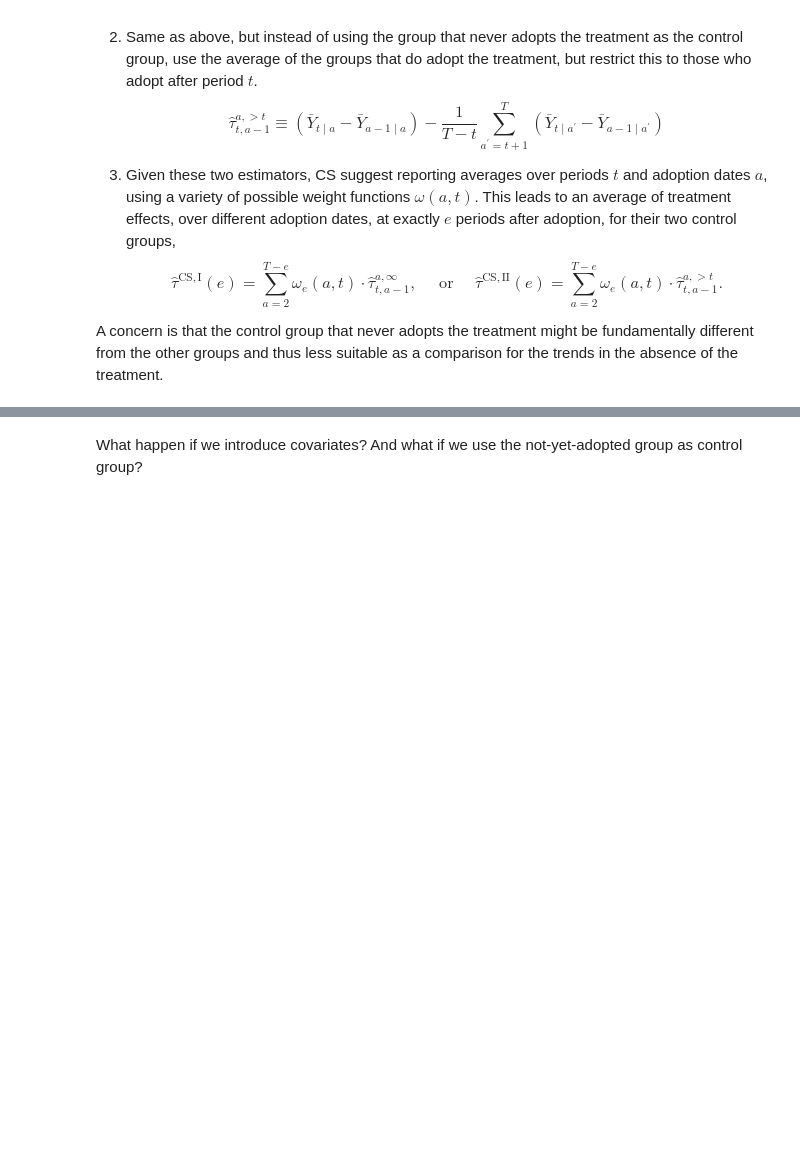
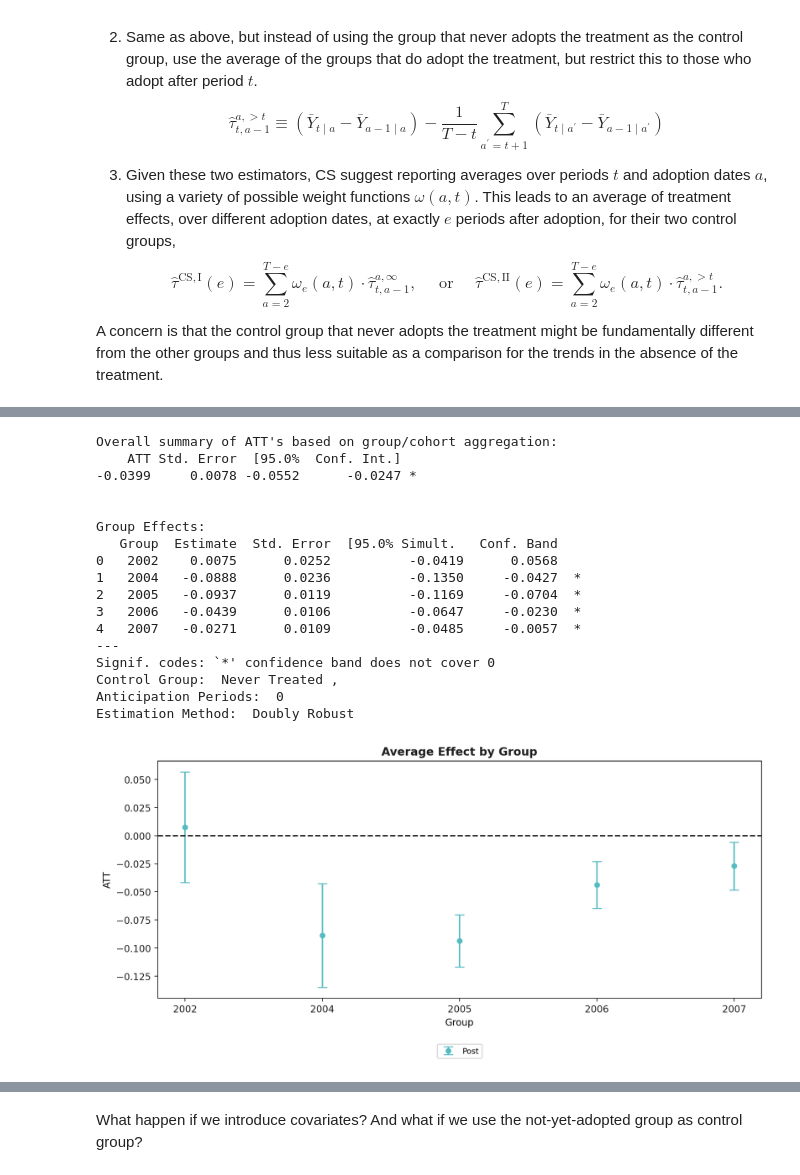
Before and after one commit to sofials2002/SOFIA, a Jupyter notebook: DiD_Modern.ipynb, the cells around one changed output, grey strips where cells are left out. Saved outputs shown, nothing was run; the diff lists cells and outputs as text; code cells hidden in the pictures; blank space fills up the shorter version.

```diff
--- a/DiD_Modern.ipynb
+++ b/DiD_Modern.ipynb
@@ -226,4 +179,25 @@ ModuleNotFoundError: No module named 'csdid'
 # %%
 # Agreggated by group
+attgt.aggte("group")
+attgt.plot_aggte();
+# %% [output]
+Overall summary of ATT's based on group/cohort aggregation:
+    ATT Std. Error  [95.0%  Conf. Int.]
+-0.0399     0.0078 -0.0552      -0.0247 *
+
+
+Group Effects:
+   Group  Estimate  Std. Error  [95.0% Simult.   Conf. Band
+0   2002    0.0075      0.0252          -0.0419      0.0568
+1   2004   -0.0888      0.0236          -0.1350     -0.0427  *
+2   2005   -0.0937      0.0119          -0.1169     -0.0704  *
+3   2006   -0.0439      0.0106          -0.0647     -0.0230  *
+4   2007   -0.0271      0.0109          -0.0485     -0.0057  *
+---
+Signif. codes: `*' confidence band does not cover 0
+Control Group:  Never Treated ,
+Anticipation Periods:  0
+Estimation Method:  Doubly Robust
+[figure, added]
 # %%
 # Agreggated by time
```
Also changed, not shown: parts of 14 cells of this notebook.
